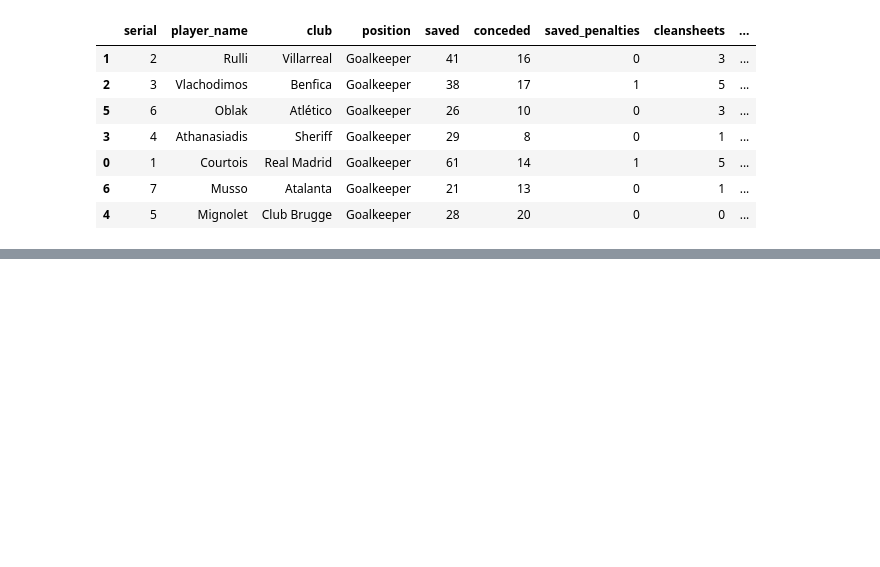
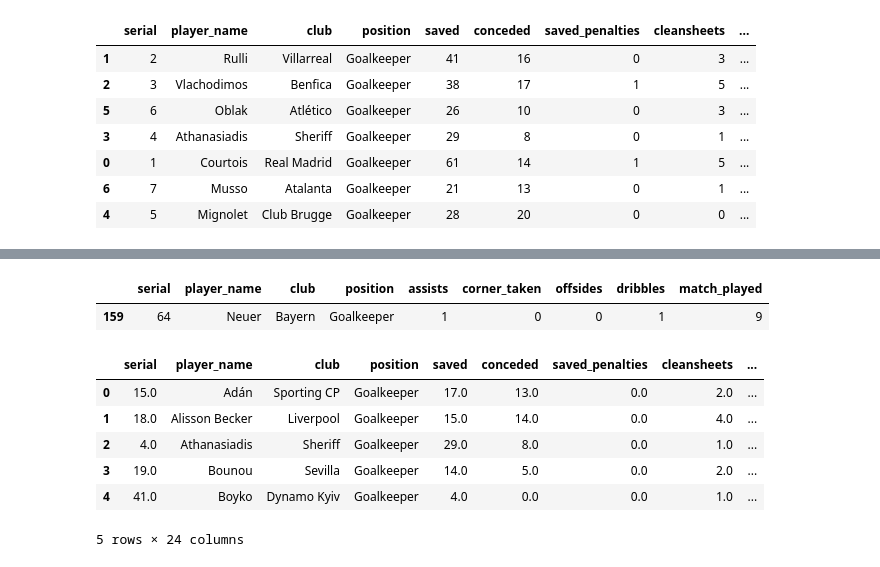
Before and after one commit to AsNott2000/Data-Analyisis-in-Football, a Jupyter notebook: UCL 21-22 analysis/best_goalkeepers.ipynb, the cells around one changed output, grey strips where cells are left out. Cells and saved outputs as stored; diff of their text form; code cells hidden in the pictures; blank space fills up the shorter version.

```diff
--- a/UCL 21-22 analysis/best_goalkeepers.ipynb
+++ b/UCL 21-22 analysis/best_goalkeepers.ipynb
@@ -61,0 +95,3 @@ df1.sort_values(by=['punches_save_ratio(%)'], ascending=False)
+# %%
+df_keystatsGK = df_keystats[df_keystats["position"] == "Goalkeeper"]
+df_keystatsGK.head()
@@ -61,0 +105,30 @@ df1.sort_values(by=['punches_save_ratio(%)'], ascending=False)
+# %%
+df_attackingGK = df_attacking[df_attacking["position"] == "Goalkeeper"]
+df_attackingGK.head()
+# %% [output]
+|  | serial | player_name | club | position | assists | corner_taken | offsides | dribbles | match_played |
+| 159 | 64 | Neuer | Bayern | Goalkeeper | 1 | 0 | 0 | 1 | 9 |
+# %%
+#ordered merge tables
+
+a = df_goalkeeper.loc[:]
+b = df_disciplinGK.loc[:,["player_name","fouls_committed","red"]]
+c = df_distributonGK.loc[:,["player_name","pass_accuracy","pass_attempted","pass_completed","cross_attempted","freekicks_taken"]]
+d = df_keystatsGK.loc[:,["player_name","minutes_played","assists","distance_covered"]]
+e = df_attackingGK.loc[:,["player_name","dribbles"]]
+# %%
+x = pd.merge_ordered(a,b, on = "player_name")
+y = pd.merge_ordered(c,d, on = "player_name")
+xy = pd.merge_ordered(x,y, on = "player_name")
+newdf = pd.merge_ordered(xy,e, on = "player_name")
+# %%
+newdf = newdf.fillna(0)
+newdf.head()
+# %% [output]
+|  | serial | player_name | club | position | saved | conceded | saved_penalties | cleansheets | ... |
+| 0 | 15.0 | Adán | Sporting CP | Goalkeeper | 17.0 | 13.0 | 0.0 | 2.0 | ... |
+| 1 | 18.0 | Alisson Becker | Liverpool | Goalkeeper | 15.0 | 14.0 | 0.0 | 4.0 | ... |
+| 2 | 4.0 | Athanasiadis | Sheriff | Goalkeeper | 29.0 | 8.0 | 0.0 | 1.0 | ... |
+| 3 | 19.0 | Bounou | Sevilla | Goalkeeper | 14.0 | 5.0 | 0.0 | 2.0 | ... |
+| 4 | 41.0 | Boyko | Dynamo Kyiv | Goalkeeper | 4.0 | 0.0 | 0.0 | 1.0 | ... |
+5 rows × 24 columns
```
Also changed, not shown: parts of 12 cells of this notebook.
